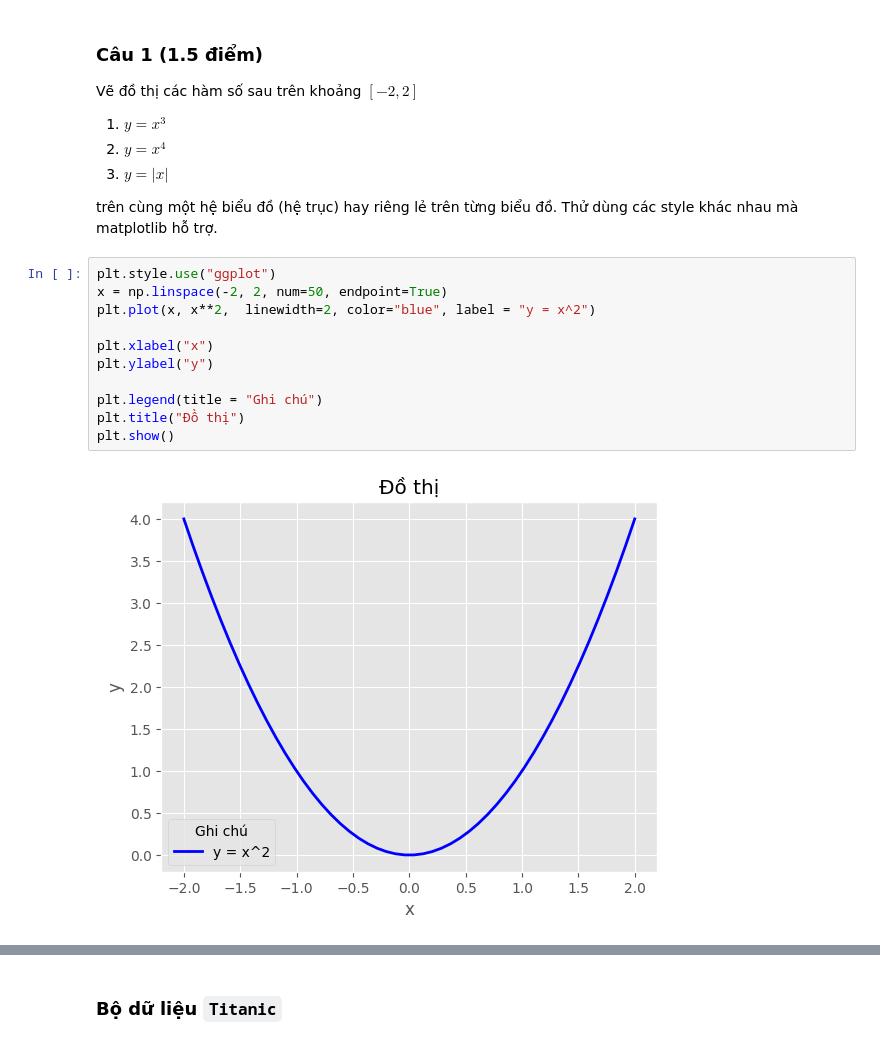
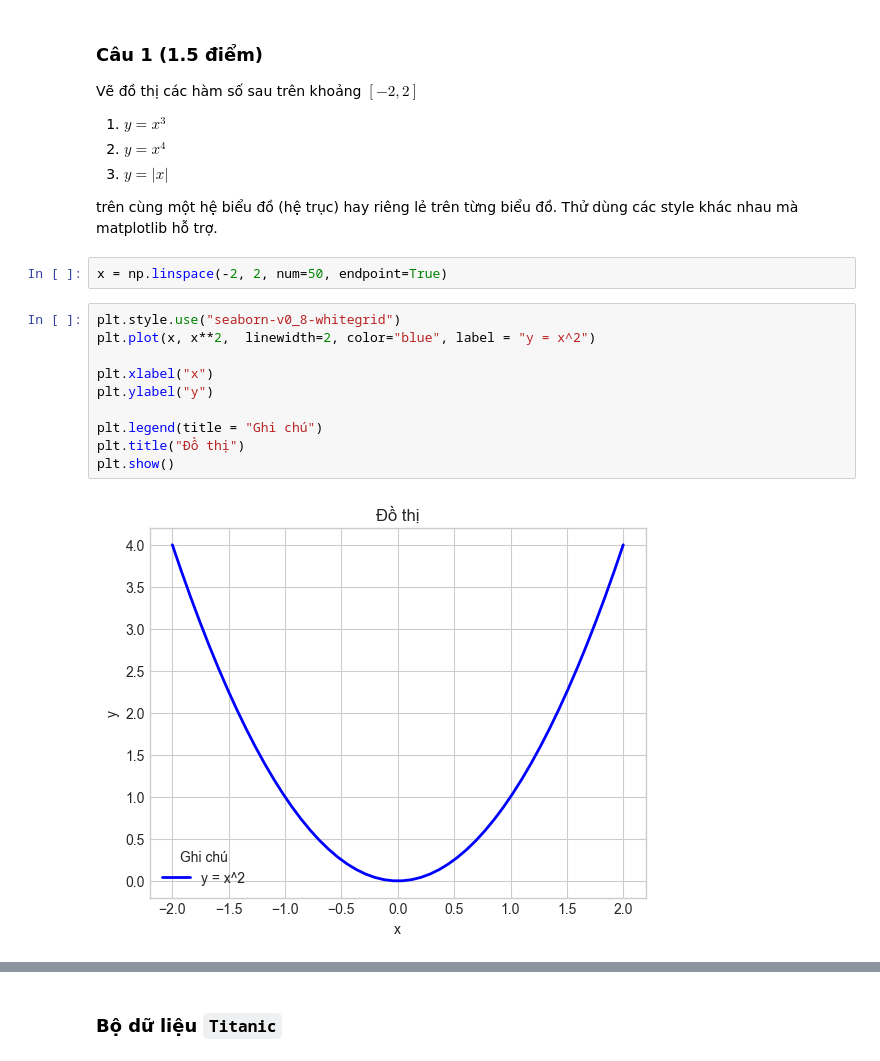
Before and after one commit to maidinhthaison/TKMT, a Jupyter notebook: 20810229_bt3.ipynb, the cells around one changed output, grey strips where cells are left out. Cells and saved outputs as stored; diff of their text form.

```diff
--- a/20810229_bt3.ipynb
+++ b/20810229_bt3.ipynb
@@ -35,17 +39,18 @@ Vẽ đồ thị các hàm số sau trên khoảng $[-2, 2]$
 1. $y = |x|$
 
 trên cùng một hệ biểu đồ (hệ trục) hay riêng lẻ trên từng biểu đồ. Thử dùng các style khác nhau mà matplotlib hỗ trợ.
+# %%
+x = np.linspace(-2, 2, num=50, endpoint=True)
 # %%
-plt.style.use("ggplot")
-x = np.linspace(-2, 2, num=50, endpoint=True)
+plt.style.use("seaborn-v0_8-whitegrid")
 plt.plot(x, x**2,  linewidth=2, color="blue", label = "y = x^2")
 
 plt.xlabel("x")
 plt.ylabel("y")
 
 plt.legend(title = "Ghi chú")
 plt.title("Đồ thị")
 plt.show()
 # %% [output]
-[figure, old version]
+[figure, new version]
 # %%
```
Also changed, not shown: parts of 40 cells of this notebook, 3 other files.
